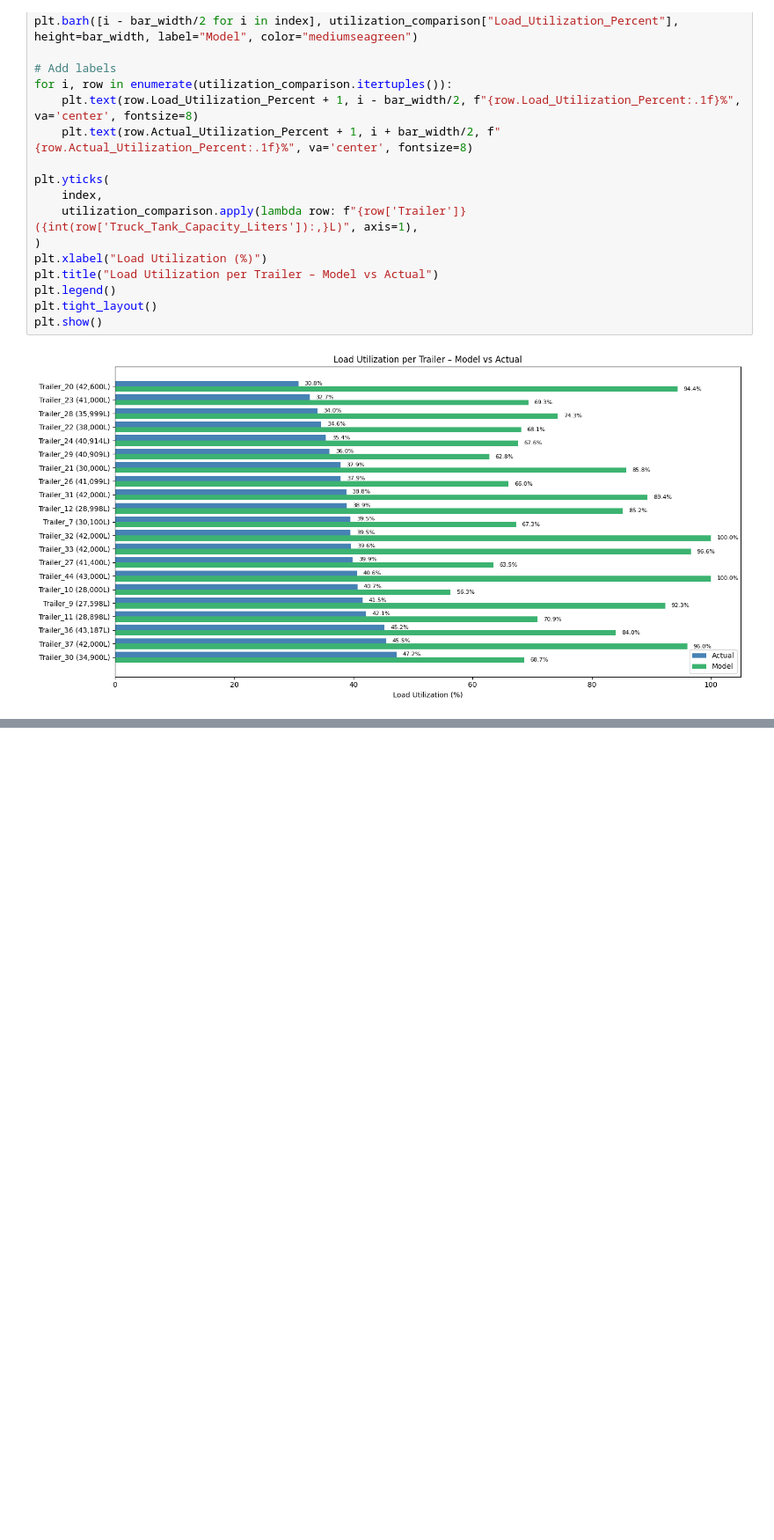
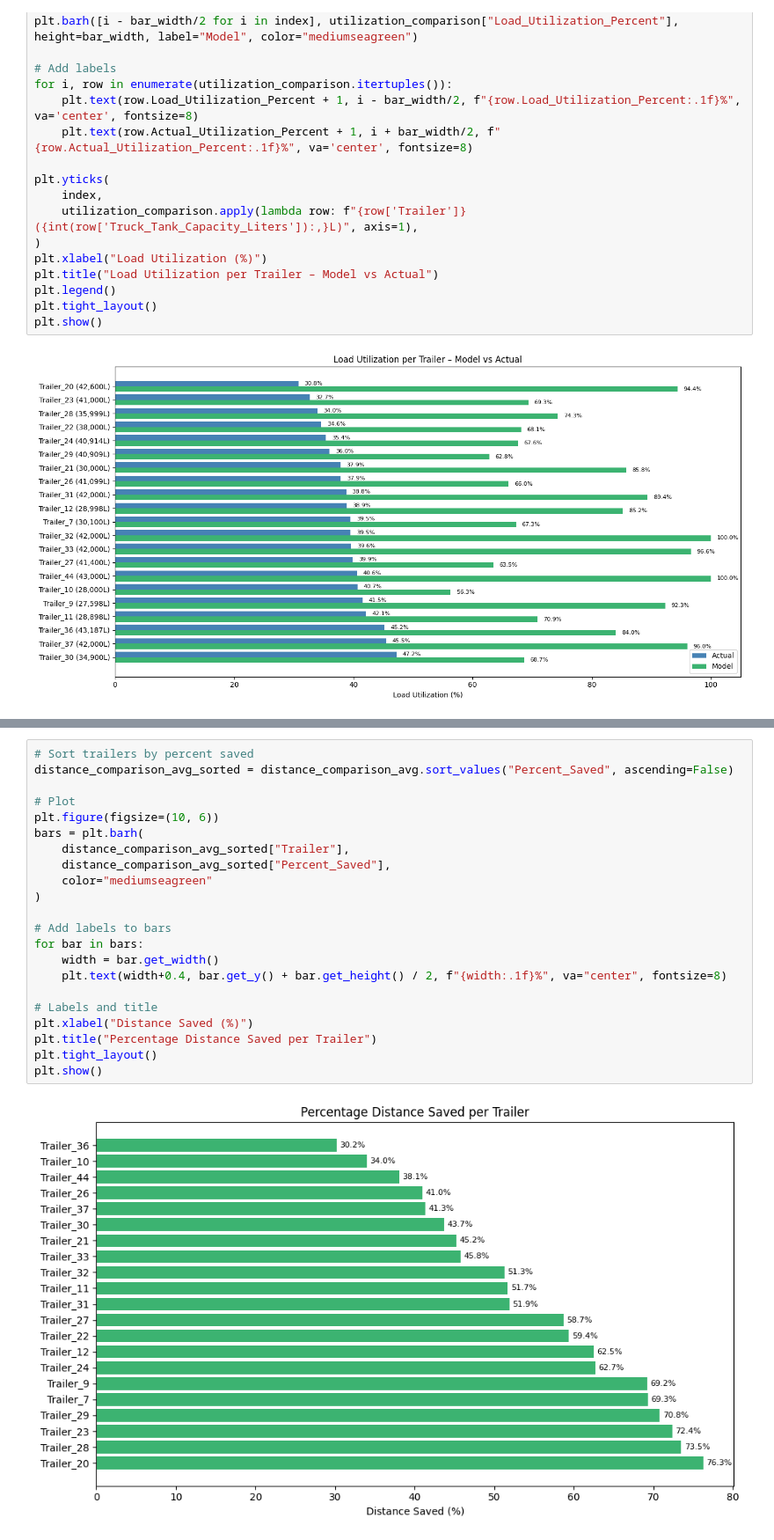
Before and after one commit to Marius-14/thesis_code, a Jupyter notebook: code/comparison_model_vs_actual.ipynb, the cells around one changed output, grey strips where cells are left out. Shown: that part at 88% size. Saved outputs shown, nothing was run; the diff lists cells and outputs as text; blank space fills up the shorter version.

```diff
--- a/code/comparison_model_vs_actual.ipynb
+++ b/code/comparison_model_vs_actual.ipynb
@@ -659,0 +721,24 @@ plt.show()
+# %%
+# Sort trailers by percent saved
+distance_comparison_avg_sorted = distance_comparison_avg.sort_values("Percent_Saved", ascending=False)
+
+# Plot
+plt.figure(figsize=(10, 6))
+bars = plt.barh(
+    distance_comparison_avg_sorted["Trailer"],
+    distance_comparison_avg_sorted["Percent_Saved"],
+    color="mediumseagreen"
+)
+
+# Add labels to bars
+for bar in bars:
+    width = bar.get_width()
+    plt.text(width+0.4, bar.get_y() + bar.get_height() / 2, f"{width:.1f}%", va="center", fontsize=8)
+
+# Labels and title
+plt.xlabel("Distance Saved (%)")
+plt.title("Percentage Distance Saved per Trailer")
+plt.tight_layout()
+plt.show()
+# %% [output]
+[figure, added]
```
Also changed, not shown: parts of 2 cells of this notebook, 1 other file.
